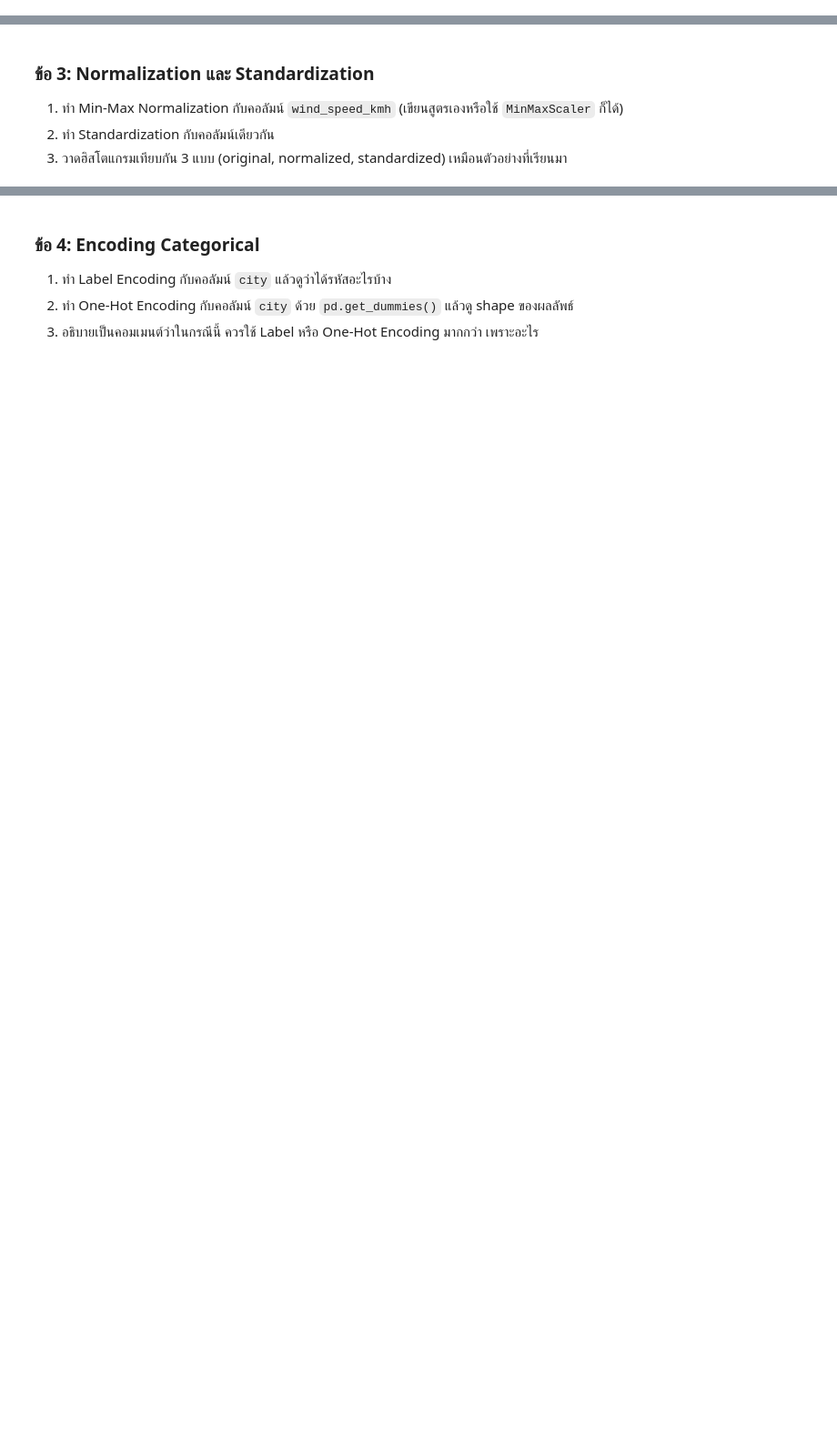
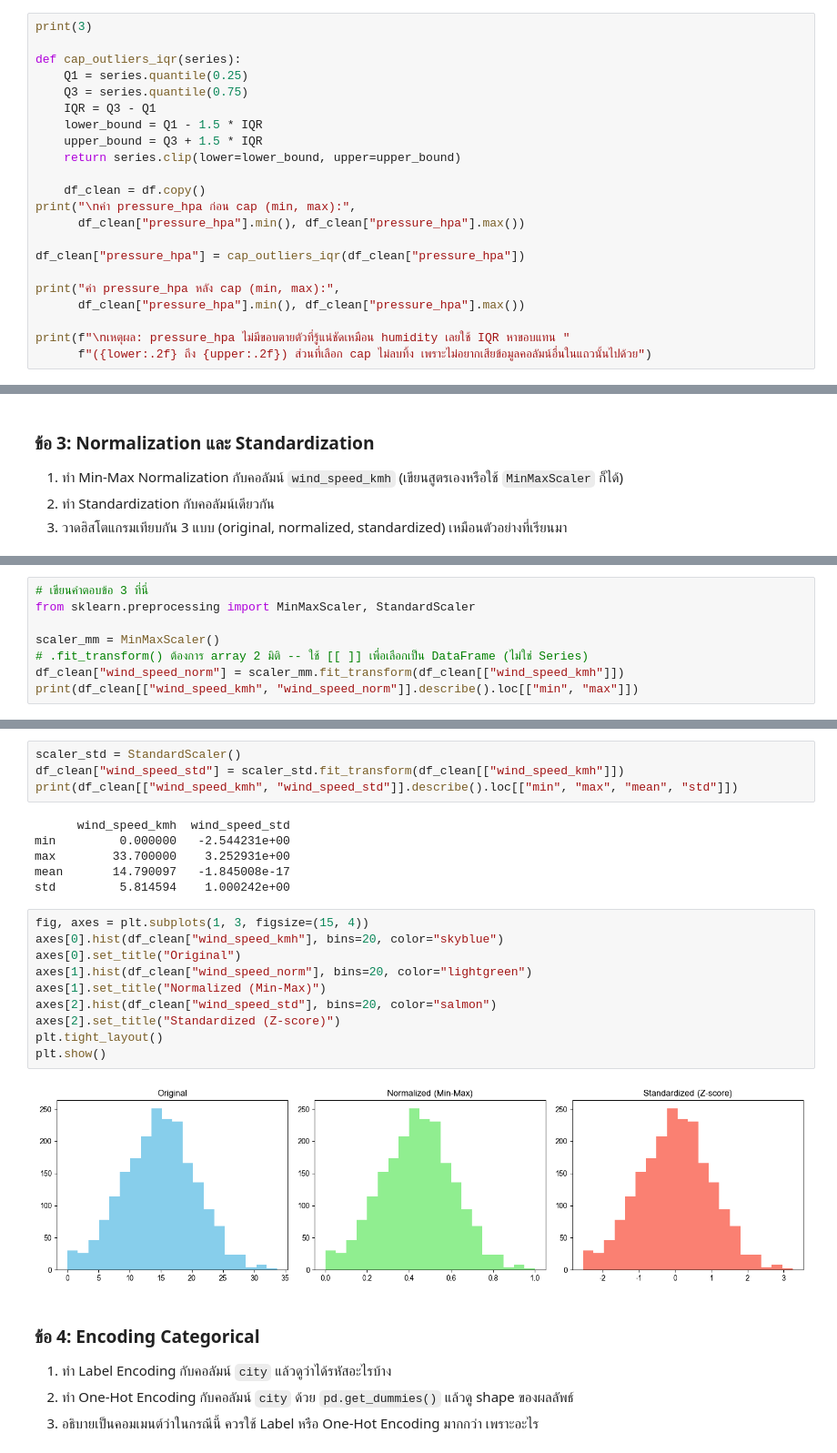
Before and after one commit to kunphat510214-netizen/-, a Jupyter notebook: Module-A-Notebooks/SC612104_Session10_Data_Cleaning.ipynb, the cells around one changed output, grey strips where cells are left out. Shown at 91% size. Saved outputs shown, nothing was run; the diff lists cells and outputs as text; blank space fills up the shorter version.

```diff
--- a/Module-A-Notebooks/SC612104_Session10_Data_Cleaning.ipynb
+++ b/Module-A-Notebooks/SC612104_Session10_Data_Cleaning.ipynb
@@ -1099,0 +1366,22 @@ print(df_clean[["city", "date"] + new_features].head())
+# %%
+print(3)
+
+def cap_outliers_iqr(series):
+    Q1 = series.quantile(0.25)
+    Q3 = series.quantile(0.75)
+    IQR = Q3 - Q1
+    lower_bound = Q1 - 1.5 * IQR
+    upper_bound = Q3 + 1.5 * IQR
+    return series.clip(lower=lower_bound, upper=upper_bound)
+
+    df_clean = df.copy()
+print("\nค่า pressure_hpa ก่อน cap (min, max):",
+      df_clean["pressure_hpa"].min(), df_clean["pressure_hpa"].max())
+
+df_clean["pressure_hpa"] = cap_outliers_iqr(df_clean["pressure_hpa"])
+
+print("ค่า pressure_hpa หลัง cap (min, max):",
+      df_clean["pressure_hpa"].min(), df_clean["pressure_hpa"].max())
+
+print(f"\nเหตุผล: pressure_hpa ไม่มีขอบตายตัวที่รู้แน่ชัดเหมือน humidity เลยใช้ IQR หาขอบแทน "
+      f"({lower:.2f} ถึง {upper:.2f}) ส่วนที่เลือก cap ไม่ลบทิ้ง เพราะไม่อยากเสียข้อมูลคอลัมน์อื่นในแถวนั้นไปด้วย")
@@ -1106,0 +1400,8 @@ print(df_clean[["city", "date"] + new_features].head())
+# %%
+# เขียนคำตอบข้อ 3 ที่นี่
+from sklearn.preprocessing import MinMaxScaler, StandardScaler
+
+scaler_mm = MinMaxScaler()
+# .fit_transform() ต้องการ array 2 มิติ -- ใช้ [[ ]] เพื่อเลือกเป็น DataFrame (ไม่ใช่ Series)
+df_clean["wind_speed_norm"] = scaler_mm.fit_transform(df_clean[["wind_speed_kmh"]])
+print(df_clean[["wind_speed_kmh", "wind_speed_norm"]].describe().loc[["min", "max"]])
@@ -1107,3 +1412,25 @@ print(df_clean[["city", "date"] + new_features].head())
+# %%
+scaler_std = StandardScaler()
+df_clean["wind_speed_std"] = scaler_std.fit_transform(df_clean[["wind_speed_kmh"]])
+print(df_clean[["wind_speed_kmh", "wind_speed_std"]].describe().loc[["min", "max", "mean", "std"]])
+# %% [output]
+      wind_speed_kmh  wind_speed_std
+min         0.000000   -2.544231e+00
+max        33.700000    3.252931e+00
+mean       14.790097   -1.845008e-17
+std         5.814594    1.000242e+00
+# %%
+fig, axes = plt.subplots(1, 3, figsize=(15, 4))
+axes[0].hist(df_clean["wind_speed_kmh"], bins=20, color="skyblue")
+axes[0].set_title("Original")
+axes[1].hist(df_clean["wind_speed_norm"], bins=20, color="lightgreen")
+axes[1].set_title("Normalized (Min-Max)")
+axes[2].hist(df_clean["wind_speed_std"], bins=20, color="salmon")
+axes[2].set_title("Standardized (Z-score)")
+plt.tight_layout()
+plt.show()
+# %% [output]
+[figure, added]
 # %% [markdown]
 ### ข้อ 4: Encoding Categorical
 1. ทำ Label Encoding กับคอลัมน์ `city` แล้วดูว่าได้รหัสอะไรบ้าง
```
Also changed, not shown: parts of 47 cells of this notebook.
